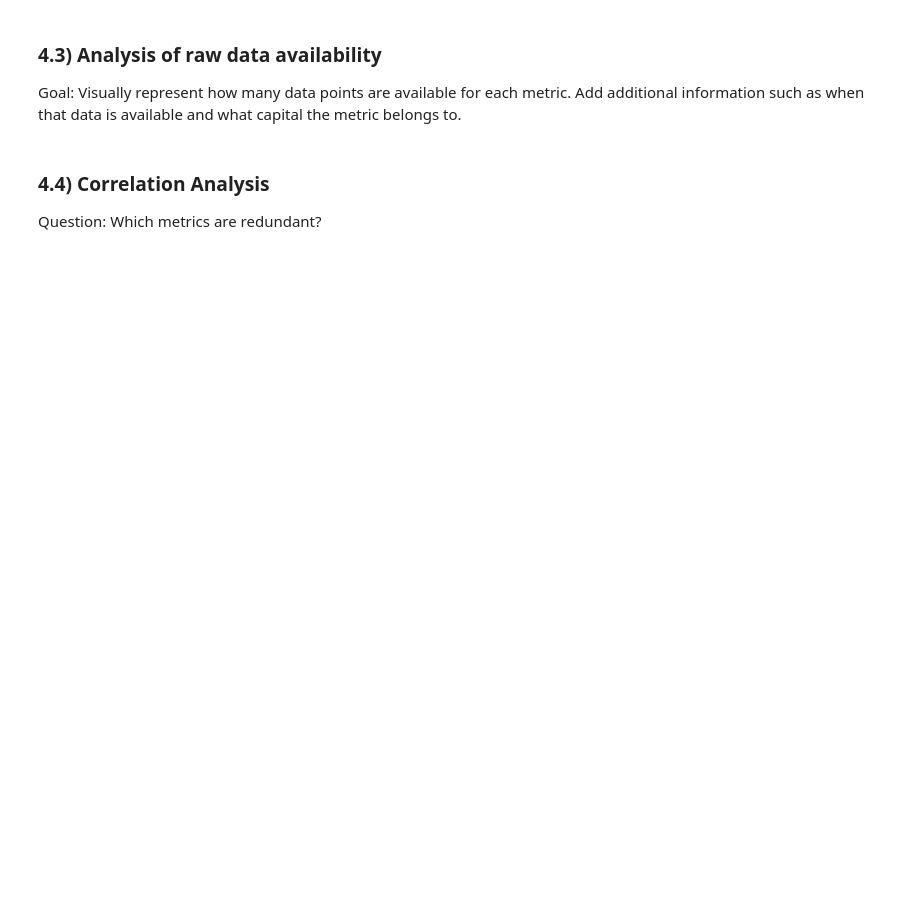
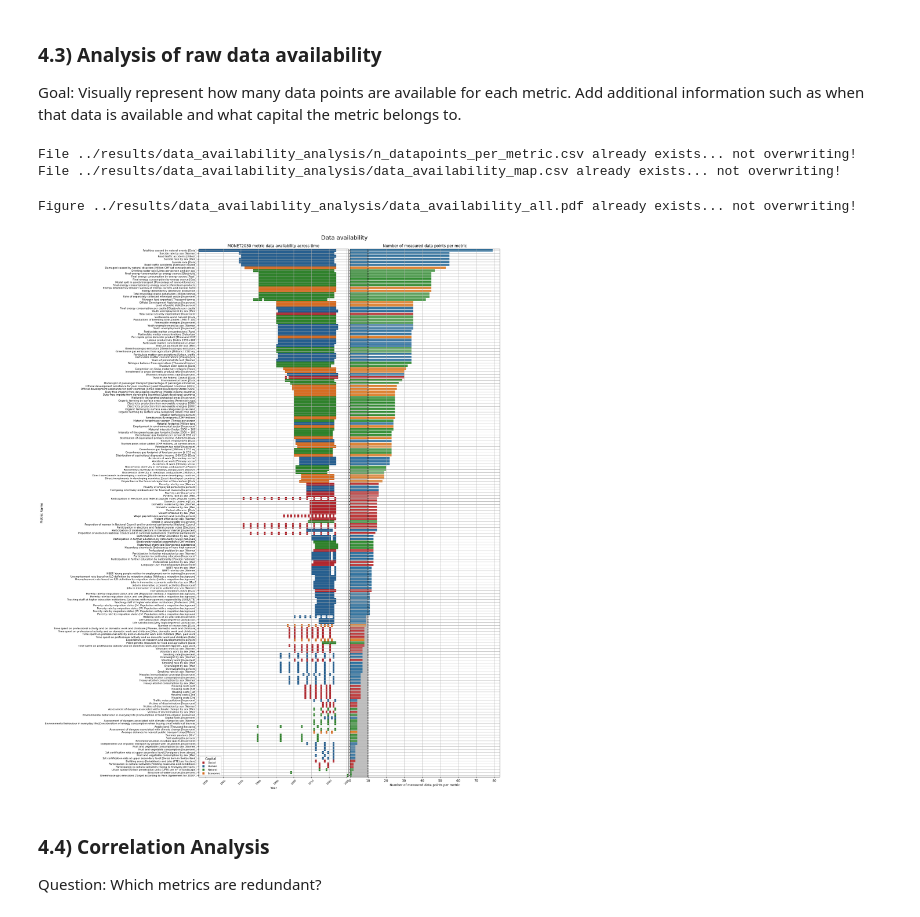
Before and after one commit to B-Lab-Switzerland/sipi-data-analysis, a Jupyter notebook: MONET_Analysis/notebooks/monet_data_analysis.ipynb, the cells around one changed output. Saved outputs shown, nothing was run; the diff lists cells and outputs as text; code cells hidden in the pictures; blank space fills up the shorter version.

```diff
--- a/MONET_Analysis/notebooks/monet_data_analysis.ipynb
+++ b/MONET_Analysis/notebooks/monet_data_analysis.ipynb
@@ -79,9 +147,13 @@ analyzer.number_of_irrelevant_metrics_per_capital(data_fpath = const.irrelevant_
 
 Goal: Visually represent how many data points are available for each metric. Add additional information such as when that data is available and what capital the metric belongs to.
 # %%
-analyzer.raw_data_availability(data_fpath = const.data_availability_fpath,
-                               plot_fpath = const.data_availability_chart_fpath
-                              )
+raw_data_availability = analysis.RawDataAvailability(results["raw"])
+rda = raw_data_availability.analyze()
+# %% [output]
+File ../results/data_availability_analysis/n_datapoints_per_metric.csv already exists... not overwriting!
+File ../results/data_availability_analysis/data_availability_map.csv already exists... not overwriting!
+Figure ../results/data_availability_analysis/data_availability_all.pdf already exists... not overwriting!
+[figure, added]
 # %% [markdown]
 ### 4.4) Correlation Analysis
 
```
Also changed, not shown: parts of 46 cells of this notebook, 4 other files.
